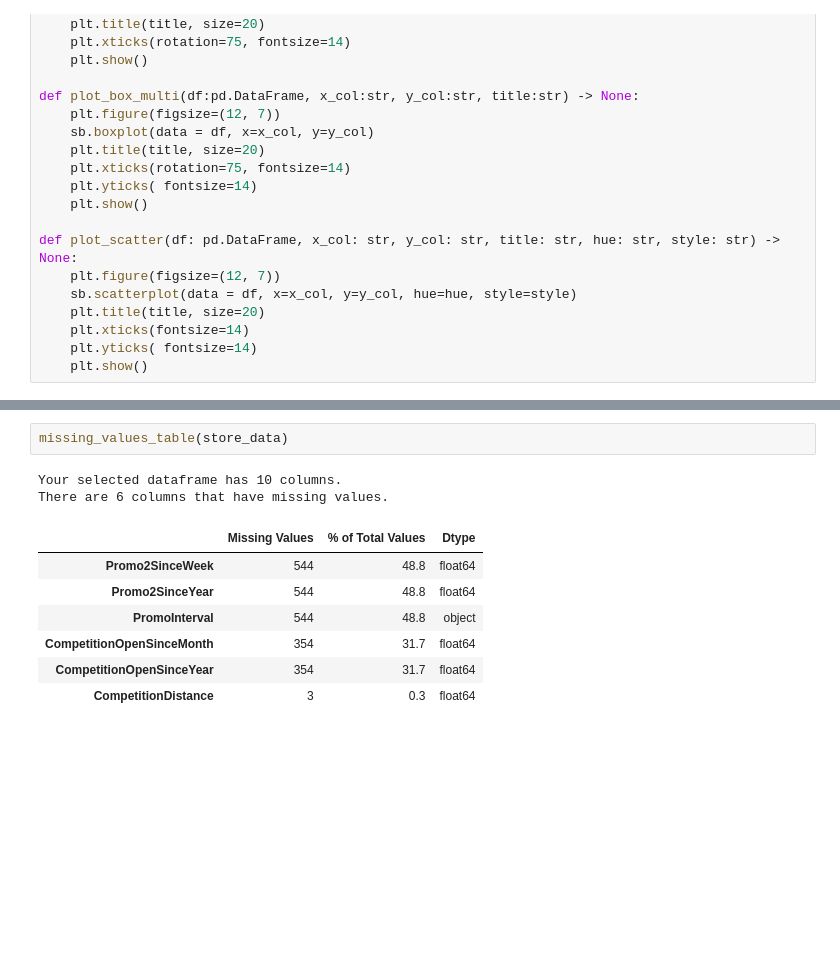
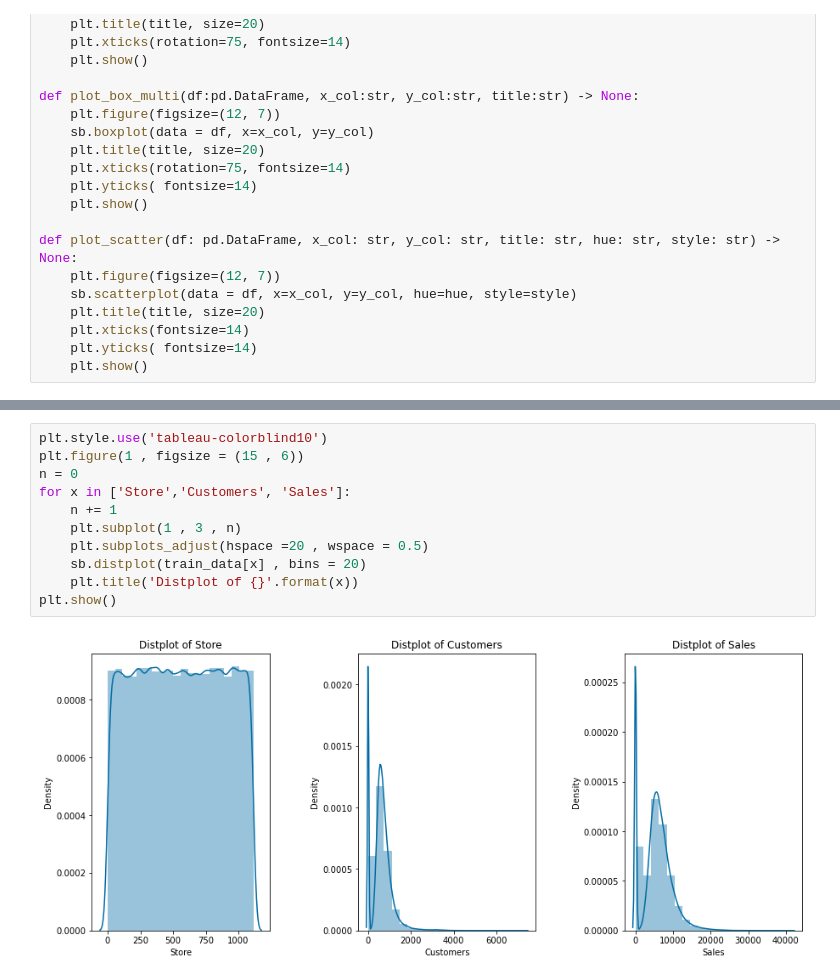
Before and after one commit to smegnshd/Pharmaceutical-Sales-prediction-across-multiple-stores, a Jupyter notebook: sales_prediction.ipynb, the cells around one changed output, grey strips where cells are left out. Drawn from its saved outputs; the diff is of its cells as text; blank space fills up the shorter version.

```diff
--- a/sales_prediction.ipynb
+++ b/sales_prediction.ipynb
@@ -273,12 +302,13 @@ SyntaxError: invalid syntax (<ipython-input-106-9a08da8a6515>, line 1)
-# %%
-missing_values_table(store_data)
-# %% [output]
-Your selected dataframe has 10 columns.
-There are 6 columns that have missing values.
-|  | Missing Values | % of Total Values | Dtype |
-| Promo2SinceWeek | 544 | 48.8 | float64 |
-| Promo2SinceYear | 544 | 48.8 | float64 |
-| PromoInterval | 544 | 48.8 | object |
-| CompetitionOpenSinceMonth | 354 | 31.7 | float64 |
-| CompetitionOpenSinceYear | 354 | 31.7 | float64 |
-| CompetitionDistance | 3 | 0.3 | float64 |
+# %%
+plt.style.use('tableau-colorblind10')
+plt.figure(1 , figsize = (15 , 6))
+n = 0
+for x in ['Store','Customers', 'Sales']:
+    n += 1
+    plt.subplot(1 , 3 , n)
+    plt.subplots_adjust(hspace =20 , wspace = 0.5)
+    sb.distplot(train_data[x] , bins = 20)
+    plt.title('Distplot of {}'.format(x))
+plt.show()
+# %% [output]
+[figure, added]
```
Also changed, not shown: parts of 58 cells of this notebook.
